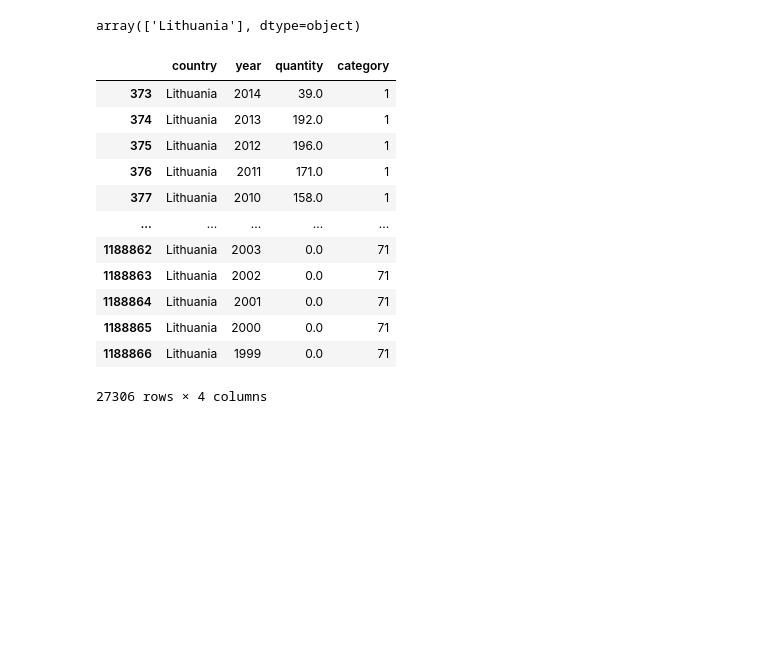
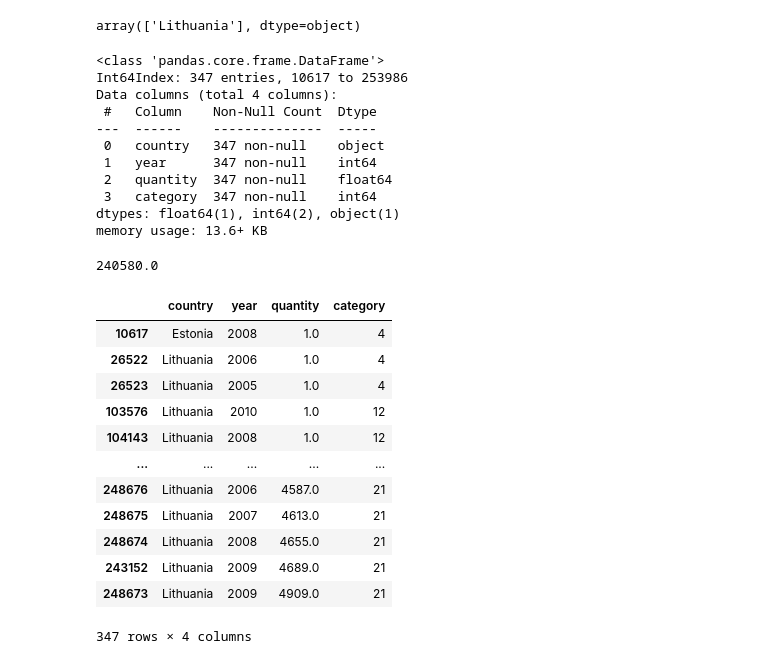
Before and after one commit to kadmiy/datascience_learn, a Jupyter notebook: module_03_datascience_learn.ipynb, the cells around one changed output. Saved outputs shown, nothing was run; the diff lists cells and outputs as text; code cells hidden in the pictures; blank space fills up the shorter version.

```diff
--- a/module_03_datascience_learn.ipynb
+++ b/module_03_datascience_learn.ipynb
@@ -388,20 +388,38 @@ data[data['country'].str.contains('thu', case=False)]['country'].unique()
 # %% [output]
 array(['Lithuania'], dtype=object)
 # %%
-filtered_pribaltic_countries = data[(data['country'] == 'Estonia')|(data['country'] == 'Latvia')|(data['country'] == 'Lithuania')]
+filtered_pribaltic_countries = data[((data['country'] == 'Estonia')|(data['country'] == 'Latvia')|(data['country'] == 'Lithuania'))&(data['year'] >= 2005)&(data['year'] <= 2010)&(data['quantity'] > 0)&((data['category'] == 4)|(data['category'] == 12)|(data['category'] == 21))]
 # %%
-filtered_pribaltic_countries
+filtered_pribaltic_countries.info()
 # %% [output]
-|  | country | year | quantity | category |
-| 373 | Lithuania | 2014 | 39.0 | 1 |
-| 374 | Lithuania | 2013 | 192.0 | 1 |
-| 375 | Lithuania | 2012 | 196.0 | 1 |
-| 376 | Lithuania | 2011 | 171.0 | 1 |
-| 377 | Lithuania | 2010 | 158.0 | 1 |
-| ... | ... | ... | ... | ... |
-| 1188862 | Lithuania | 2003 | 0.0 | 71 |
-| 1188863 | Lithuania | 2002 | 0.0 | 71 |
-| 1188864 | Lithuania | 2001 | 0.0 | 71 |
-| 1188865 | Lithuania | 2000 | 0.0 | 71 |
-| 1188866 | Lithuania | 1999 | 0.0 | 71 |
-27306 rows × 4 columns
+<class 'pandas.core.frame.DataFrame'>
+Int64Index: 347 entries, 10617 to 253986
+Data columns (total 4 columns):
+ #   Column    Non-Null Count  Dtype
+---  ------    --------------  -----
+ 0   country   347 non-null    object
+ 1   year      347 non-null    int64
+ 2   quantity  347 non-null    float64
+ 3   category  347 non-null    int64
+dtypes: float64(1), int64(2), object(1)
+memory usage: 13.6+ KB
+# %%
+filtered_pribaltic_countries['quantity'].summ()
+# %% [output]
+240580.0
+# %%
+filtered_pribaltic_countries.sort_values(by = ['quantity'])
+# %% [output]
+|  | country | year | quantity | category |
+| 10617 | Estonia | 2008 | 1.0 | 4 |
+| 26522 | Lithuania | 2006 | 1.0 | 4 |
+| 26523 | Lithuania | 2005 | 1.0 | 4 |
+| 103576 | Lithuania | 2010 | 1.0 | 12 |
+| 104143 | Lithuania | 2008 | 1.0 | 12 |
+| ... | ... | ... | ... | ... |
+| 248676 | Lithuania | 2006 | 4587.0 | 21 |
+| 248675 | Lithuania | 2007 | 4613.0 | 21 |
+| 248674 | Lithuania | 2008 | 4655.0 | 21 |
+| 243152 | Lithuania | 2009 | 4689.0 | 21 |
+| 248673 | Lithuania | 2009 | 4909.0 | 21 |
+347 rows × 4 columns
```
